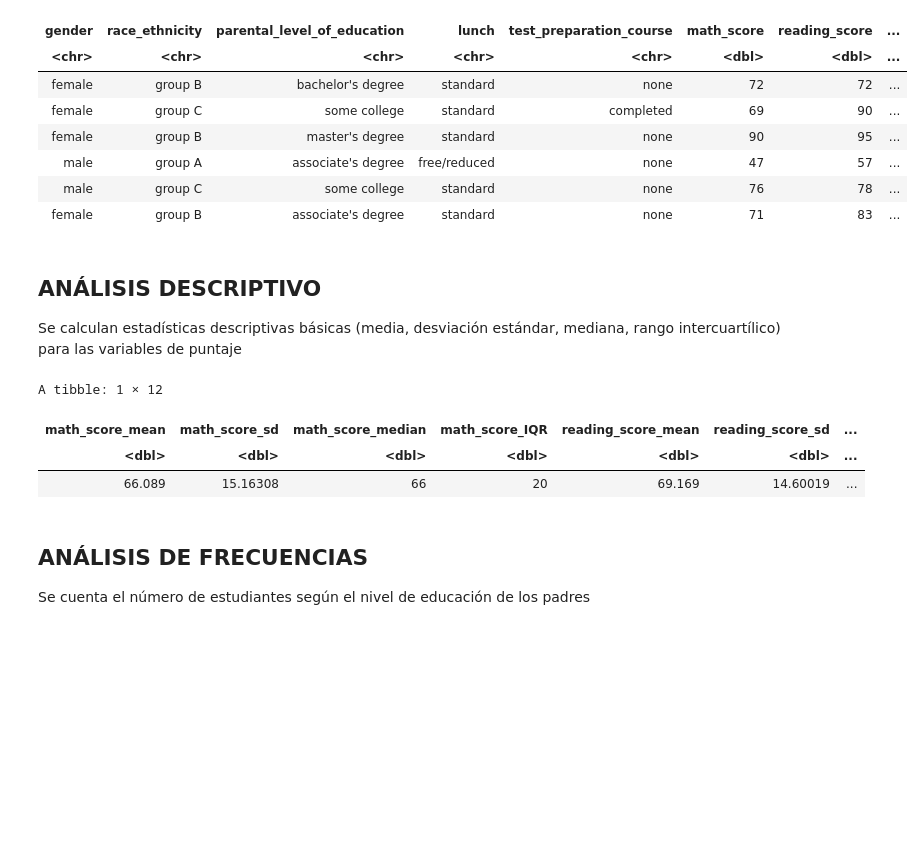
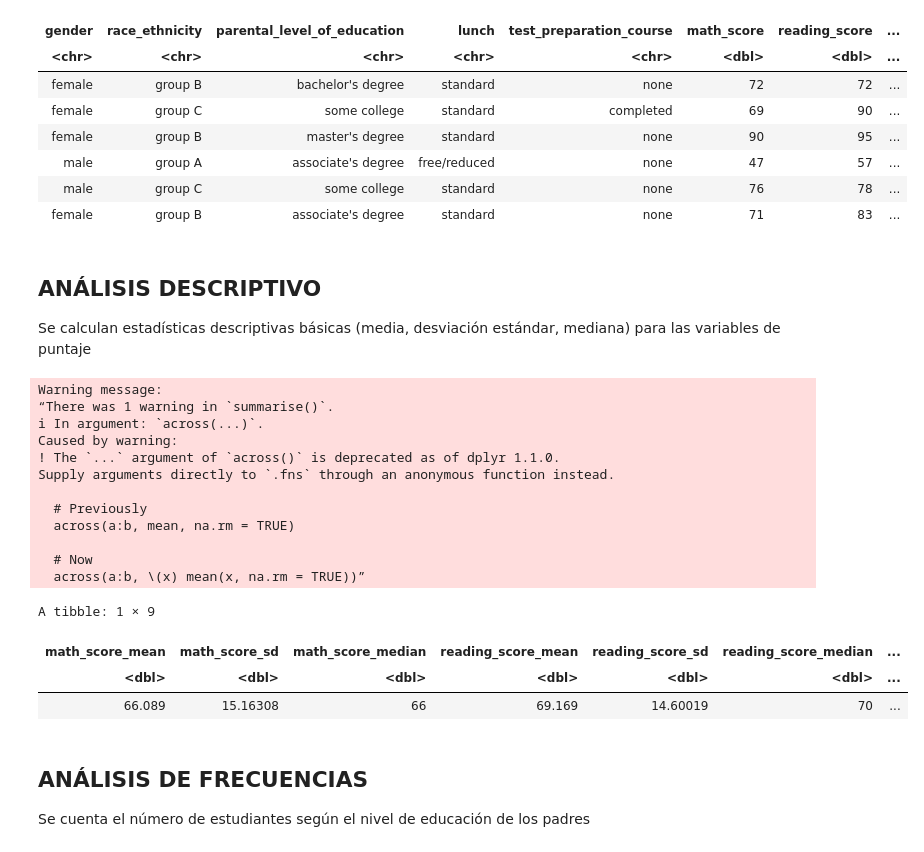
Before and after one commit to bautiaraujo/bautiaraujo, a Jupyter notebook: TPFINAL_PROG_DS_ARAUJO.ipynb, the cells around one changed output. Drawn from its saved outputs; the diff is of its cells as text; code cells hidden in the pictures; blank space fills up the shorter version.

```diff
--- a/TPFINAL_PROG_DS_ARAUJO.ipynb
+++ b/TPFINAL_PROG_DS_ARAUJO.ipynb
@@ -61,16 +90,28 @@ A tibble: 6 × 8
 | female | group B | associate's degree | standard | none | 71 | 83 | ... |
 # %% [markdown]
 ## **ANÁLISIS DESCRIPTIVO**
-Se calculan estadísticas descriptivas básicas (media, desviación estándar, mediana, rango intercuartílico) para las variables de puntaje
+Se calculan estadísticas descriptivas básicas (media, desviación estándar, mediana) para las variables de puntaje
 # %%
 desc_stats <- data %>%
-  summarise(across(ends_with("score"), list(mean = mean, sd = sd, median = median, IQR = IQR), na.rm = TRUE))
+  summarise(across(ends_with("score"), list(mean = mean, sd = sd, median = median), na.rm = TRUE))
 desc_stats
 # %% [output]
-A tibble: 1 × 12
+Warning message:
+“There was 1 warning in `summarise()`.
+ℹ In argument: `across(...)`.
+Caused by warning:
+! The `...` argument of `across()` is deprecated as of dplyr 1.1.0.
+Supply arguments directly to `.fns` through an anonymous function instead.
+
+  # Previously
+  across(a:b, mean, na.rm = TRUE)
+
+  # Now
+  across(a:b, \(x) mean(x, na.rm = TRUE))”
+A tibble: 1 × 9
-| math_score_mean | math_score_sd | math_score_median | math_score_IQR | reading_score_mean | reading_score_sd | ... |
+| math_score_mean | math_score_sd | math_score_median | reading_score_mean | reading_score_sd | reading_score_median | ... |
 | <dbl> | <dbl> | <dbl> | <dbl> | <dbl> | <dbl> | ... |
-| 66.089 | 15.16308 | 66 | 20 | 69.169 | 14.60019 | ... |
+| 66.089 | 15.16308 | 66 | 69.169 | 14.60019 | 70 | ... |
 # %% [markdown]
 ## **ANÁLISIS DE FRECUENCIAS**
 Se cuenta el número de estudiantes según el nivel de educación de los padres
```
Also changed, not shown: parts of 2 cells of this notebook.
